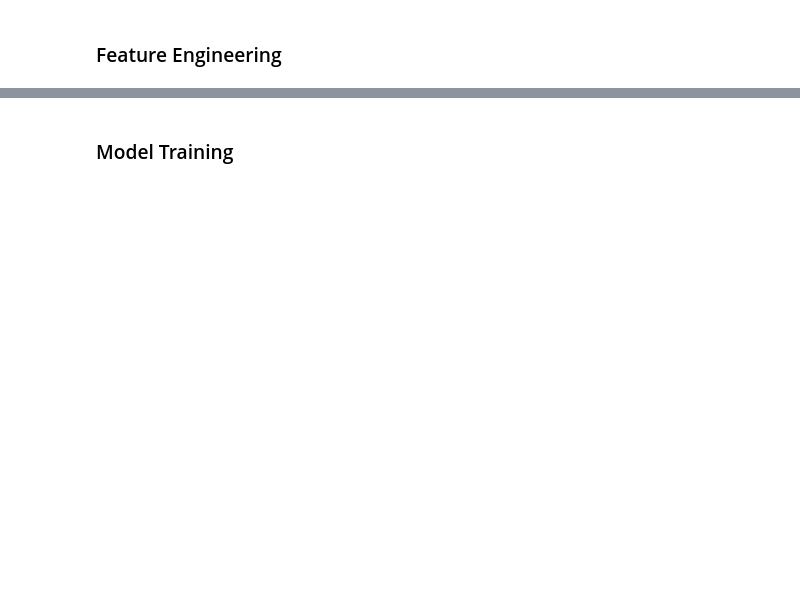
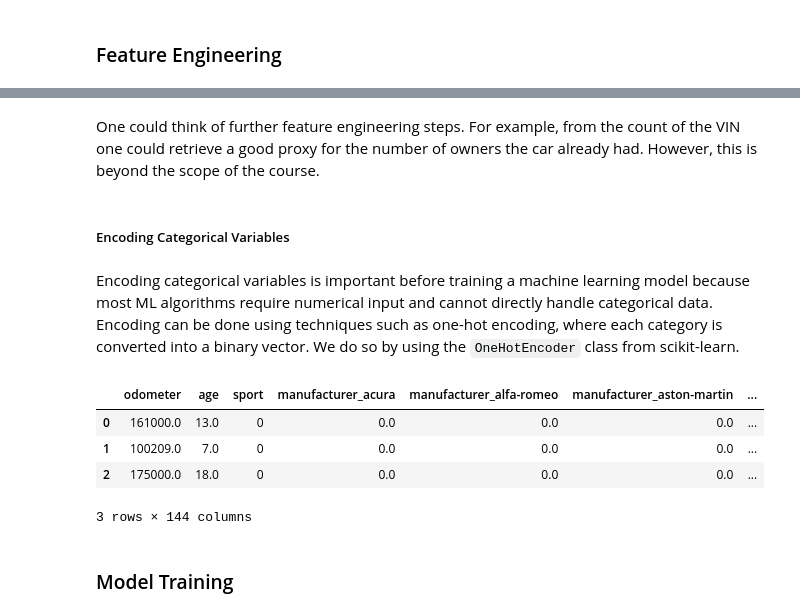
Before and after one commit to julienOlivier3/risk-analytics, a Jupyter notebook: day1_ml.ipynb, the cells around one changed output, grey strips where cells are left out. Drawn from its saved outputs; the diff is of its cells as text; code cells hidden in the pictures; blank space fills up the shorter version.

```diff
--- a/day1_ml.ipynb
+++ b/day1_ml.ipynb
@@ -313,0 +391,2 @@ df_uc.loc[df_uc['manufacturer'].isnull()]
+# %%
+X_train = X_train.drop(columns=['year', 'posting_date'])
@@ -313,0 +395,10 @@ df_uc.loc[df_uc['manufacturer'].isnull()]
+# %%
+X_train['sport'] = X_train['model'].apply(lambda x: 'sport' in x.lower()).astype(int)
+# %%
+X_train = X_train.drop(columns=['model'])
+# %% [markdown]
+One could think of further feature engineering steps. For example, from the count of the VIN one could retrieve a good proxy for the number of owners the car already had. However, this is beyond the scope of the course.
+# %% [markdown]
+##### Encoding Categorical Variables
+# %% [markdown]
+Encoding categorical variables is important before training a machine learning model because most ML algorithms require numerical input and cannot directly handle categorical data. Encoding can be done using techniques such as one-hot encoding, where each category is converted into a binary vector. We do so by using the `OneHotEncoder` class from scikit-learn.
@@ -314,2 +407,28 @@ df_uc.loc[df_uc['manufacturer'].isnull()]
+# %%
+# Step 1: Fit and transform the data
+encoder = OneHotEncoder(
+    sparse_output=False,
+    min_frequency=5,
+    handle_unknown='infrequent_if_exist').fit(X_train[['manufacturer', 'state', 'fuel', 'cylinders', 'paint_color', 'type', 'drive', 'transmission']])
+
+# Transform the data
+encoded_data = encoder.transform(X_train[['manufacturer', 'state', 'fuel', 'cylinders', 'paint_color', 'type', 'drive', 'transmission']])
+
+# Step 2: Create a DataFrame from the encoded data
+encoded_df = pd.DataFrame(encoded_data, columns=encoder.get_feature_names_out())
+
+# Step 3: Concatenate the original DataFrame with the encoded DataFrame
+X_train = pd.concat([X_train.reset_index(drop=True), encoded_df.reset_index(drop=True)], axis=1)
+
+# Step 4: Drop the original categorical columns if no longer needed
+X_train.drop(columns=['manufacturer', 'state', 'fuel', 'cylinders', 'paint_color', 'type', 'drive', 'transmission'], inplace=True)
+# %%
+X_train.head(3)
+# %% [output]
+|  | odometer | age | sport | manufacturer_acura | manufacturer_alfa-romeo | manufacturer_aston-martin | ... |
+| 0 | 161000.0 | 13.0 | 0 | 0.0 | 0.0 | 0.0 | ... |
+| 1 | 100209.0 | 7.0 | 0 | 0.0 | 0.0 | 0.0 | ... |
+| 2 | 175000.0 | 18.0 | 0 | 0.0 | 0.0 | 0.0 | ... |
+3 rows × 144 columns
 # %% [markdown]
 ### Model Training
```
Also changed, not shown: parts of 62 cells of this notebook, 4 other files.
